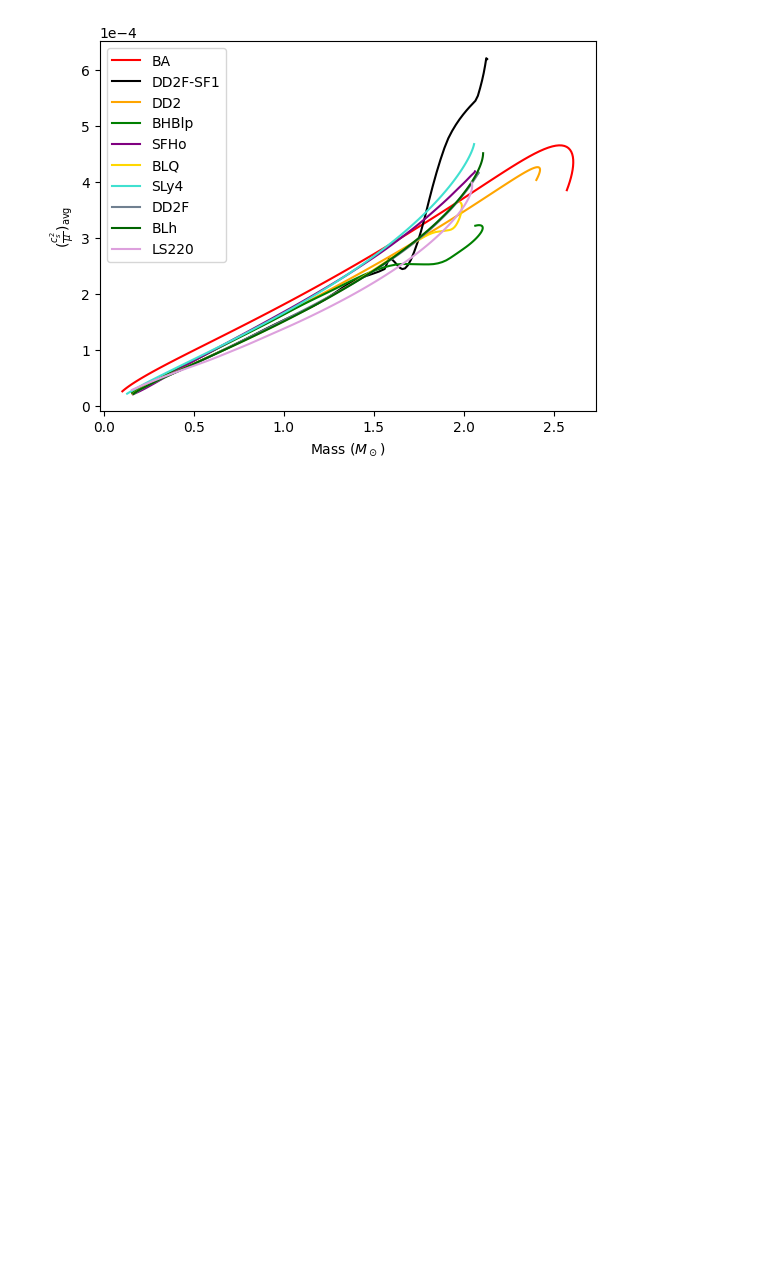
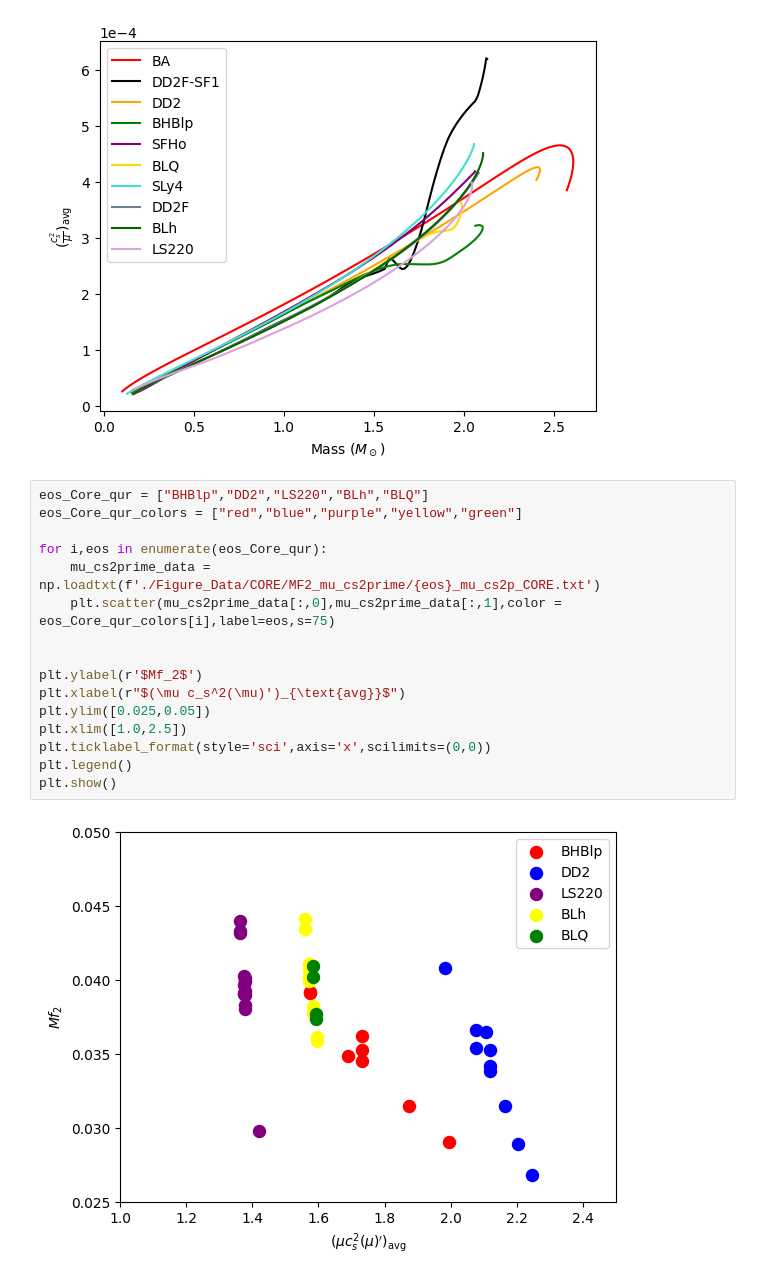
Before and after one commit to astro-man98/High_Density_Sound_Speed, a Jupyter notebook: CORE_FIgures.ipynb, the cells around one changed output. Saved outputs shown, nothing was run; the diff lists cells and outputs as text; blank space fills up the shorter version.

Commit message:
Added CORE figures

```diff
--- a/CORE_FIgures.ipynb
+++ b/CORE_FIgures.ipynb
@@ -89,3 +89,21 @@ plt.legend()
 plt.savefig('./Figures/Final_Paper_Figs/CORE_cs2_over_mu.pdf',format='pdf',dpi=300)
 # %% [output]
 [figure]
+# %%
+eos_Core_qur = ["BHBlp","DD2","LS220","BLh","BLQ"]
+eos_Core_qur_colors = ["red","blue","purple","yellow","green"]
+
+for i,eos in enumerate(eos_Core_qur):
+    mu_cs2prime_data = np.loadtxt(f'./Figure_Data/CORE/MF2_mu_cs2prime/{eos}_mu_cs2p_CORE.txt')
+    plt.scatter(mu_cs2prime_data[:,0],mu_cs2prime_data[:,1],color = eos_Core_qur_colors[i],label=eos,s=75)
+
+
+plt.ylabel(r'$Mf_2$')
+plt.xlabel(r"$(\mu c_s^2(\mu)')_{\text{avg}}$")
+plt.ylim([0.025,0.05])
+plt.xlim([1.0,2.5])
+plt.ticklabel_format(style='sci',axis='x',scilimits=(0,0))
+plt.legend()
+plt.show()
+# %% [output]
+[figure, added]
```
Also changed, not shown: parts of 2 cells of this notebook, 17 other files.
